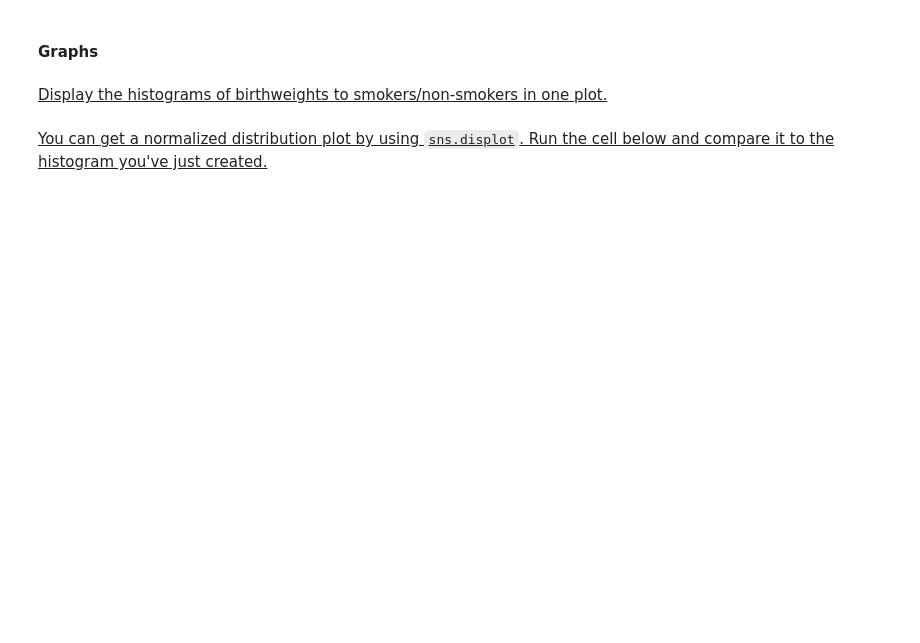
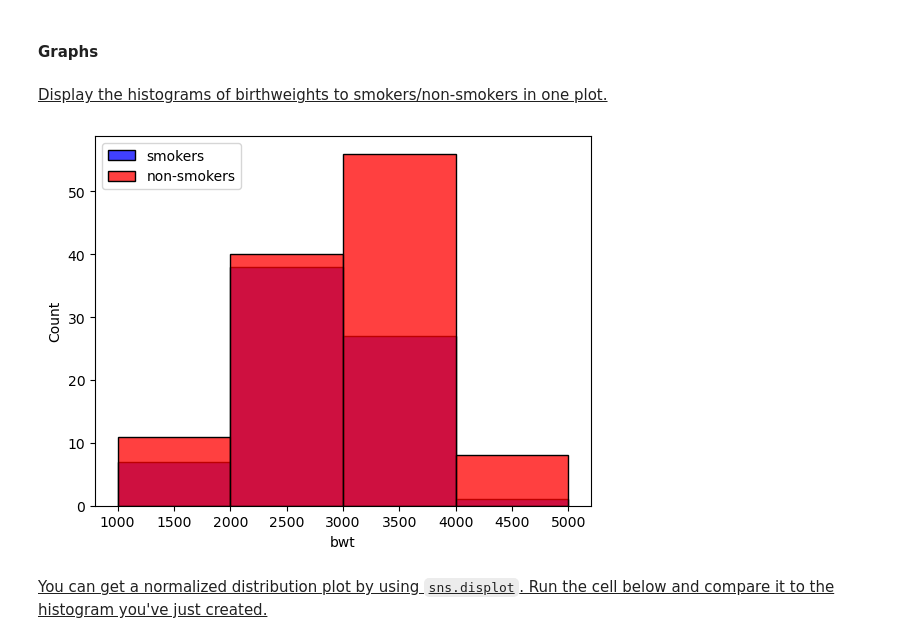
Before and after one commit to LucasVon0645/TUDa_MachineLearning-DS-Exercises, a Jupyter notebook: Data Science I/Statistical Methods and Inference/T3.1_DescriptiveStatistics.ipynb, the cells around one changed output. Saved outputs shown, nothing was run; the diff lists cells and outputs as text; code cells hidden in the pictures; blank space fills up the shorter version.

```diff
--- a/Data Science I/Statistical Methods and Inference/T3.1_DescriptiveStatistics.ipynb
+++ b/Data Science I/Statistical Methods and Inference/T3.1_DescriptiveStatistics.ipynb
@@ -221,3 +312,14 @@ Interval groups:
+# %%
+#Ans:
+smokers_df = birthwt[birthwt["smoke"] == 1]
+non_smokers_df = birthwt[birthwt["smoke"] == 0]
+
+sns.histplot(smokers_df, bins=bins, x="bwt", color="blue", label='smokers')
+sns.histplot(non_smokers_df, bins=bins, x="bwt", color="red", label='non-smokers')
+plt.legend()
+plt.show()
+# %% [output]
+[figure, added]
 # %% [markdown]
 <u>You can get a normalized distribution plot by using `sns.displot`. Run the cell below and compare it to the histogram you've just created.</u>
 # %%
```
Also changed, not shown: parts of 57 cells of this notebook.
